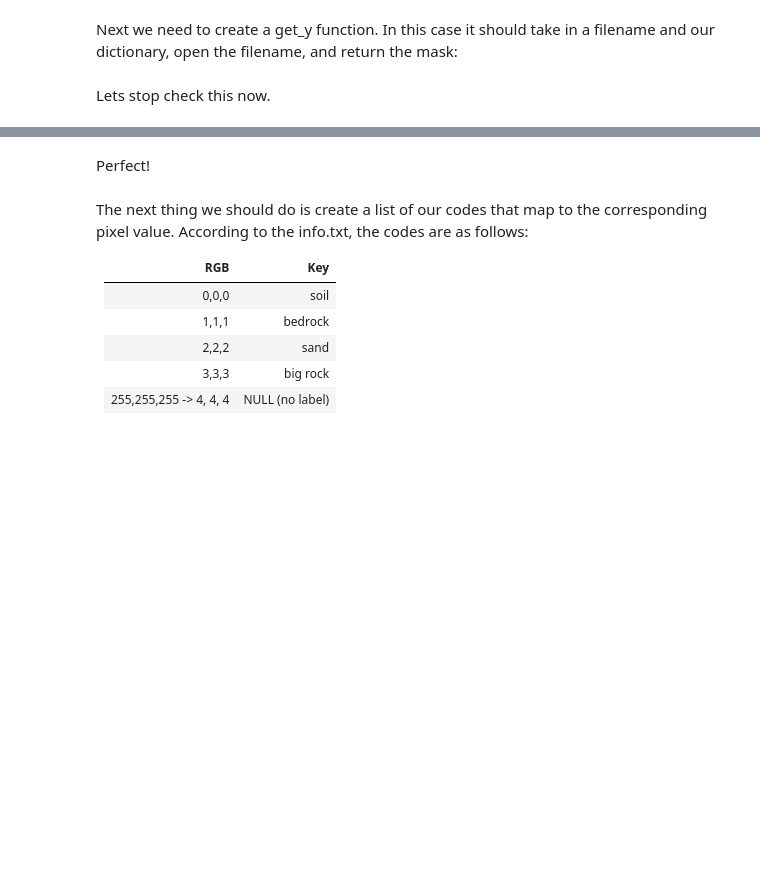
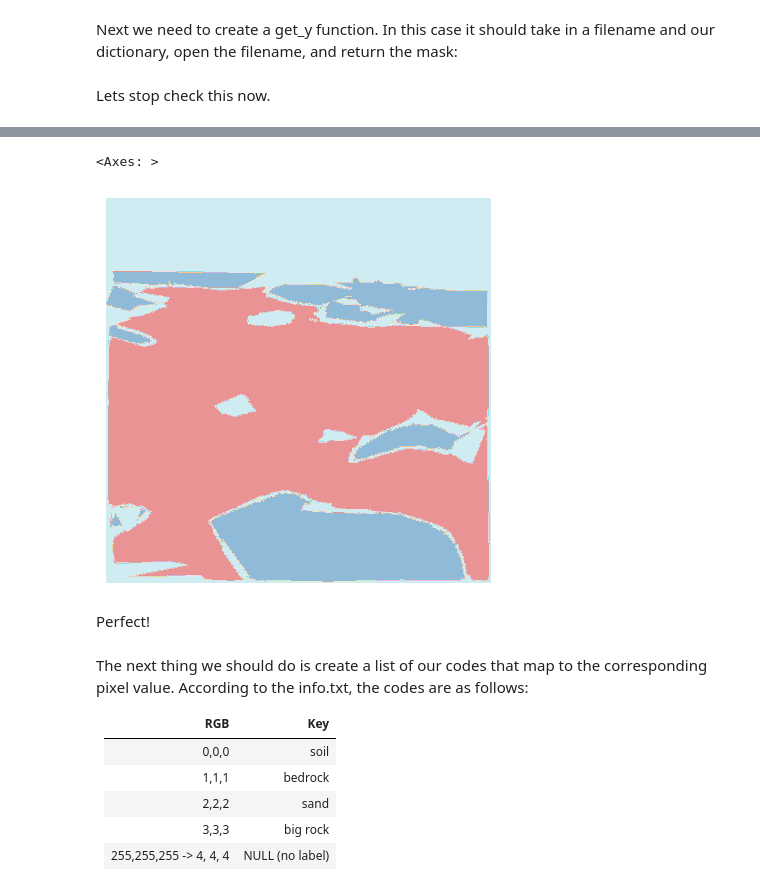
Before and after one commit to astroesteban/AI4Mars, a Jupyter notebook: src/ai4mars.ipynb, the cells around one changed output, grey strips where cells are left out. Saved outputs shown, nothing was run; the diff lists cells and outputs as text; code cells hidden in the pictures; blank space fills up the shorter version.

```diff
--- a/src/ai4mars.ipynb
+++ b/src/ai4mars.ipynb
@@ -149,13 +166,7 @@ This is because our labels should be from 0 -> 4, to align with the fact predict
 
 So how do we fix the issue? In numpy we can just override the numbers for a particular value in the array and set it. To generalize this however a dictionary of the original value to the new one should also be made:
 # %%
-unique_codes = {
-    0: 0,
-    1: 1,
-    2: 2,
-    3: 3,
-    4: 255
-}
+unique_codes = {0: 0, 1: 1, 2: 2, 3: 3, 4: 255}
 # %% [markdown]
 Next we need to create a get_y function. In this case it should take in a filename and our dictionary, open the filename, and return the mask:
 # %%
@@ -173,6 +192,9 @@ tensor(get_label(IMAGES_PATH.ls()[2], unique_codes))
 # %%
-mask: PILMask = get_label(IMAGES_PATH.ls()[2], unique_codes)
+mask: PILMask = get_label(IMAGES_PATH_TRAIN.ls()[2], unique_codes)
 mask.show()
+# %% [output]
+<Axes: >
+[figure, added]
 # %% [markdown]
 Perfect!
 # %% [markdown]
```
Also changed, not shown: parts of 58 cells of this notebook, 6 other files.
